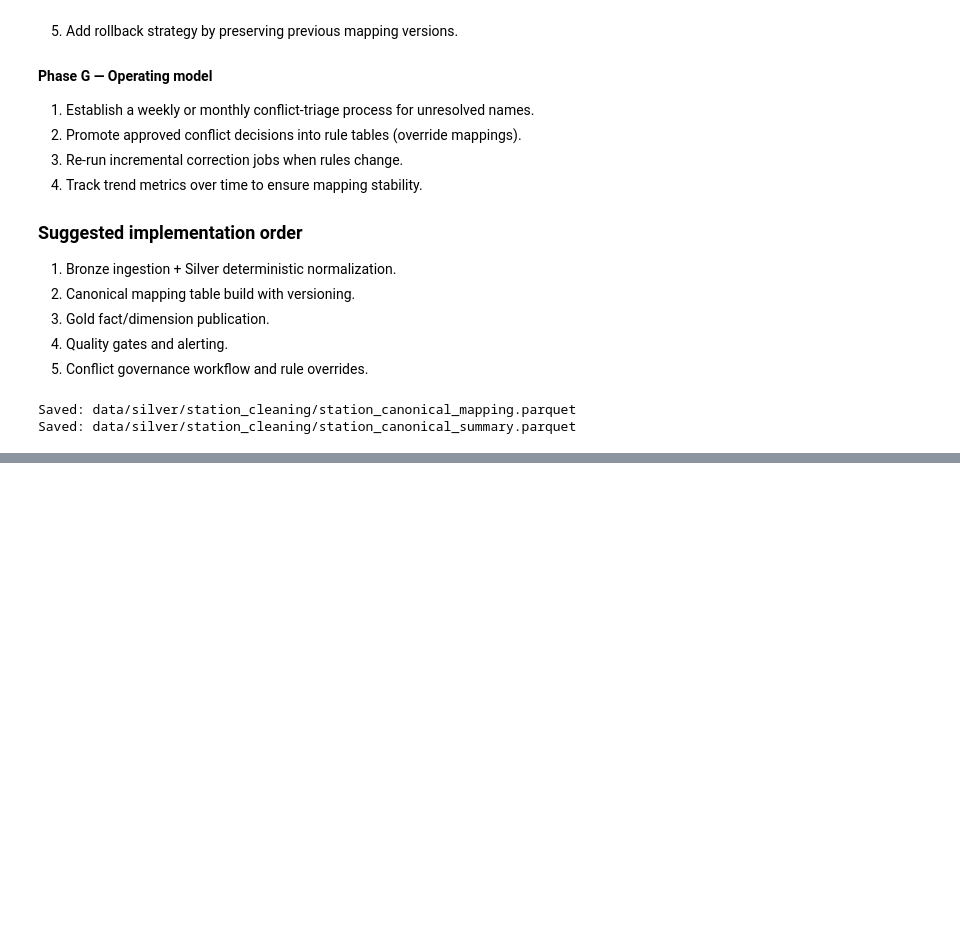
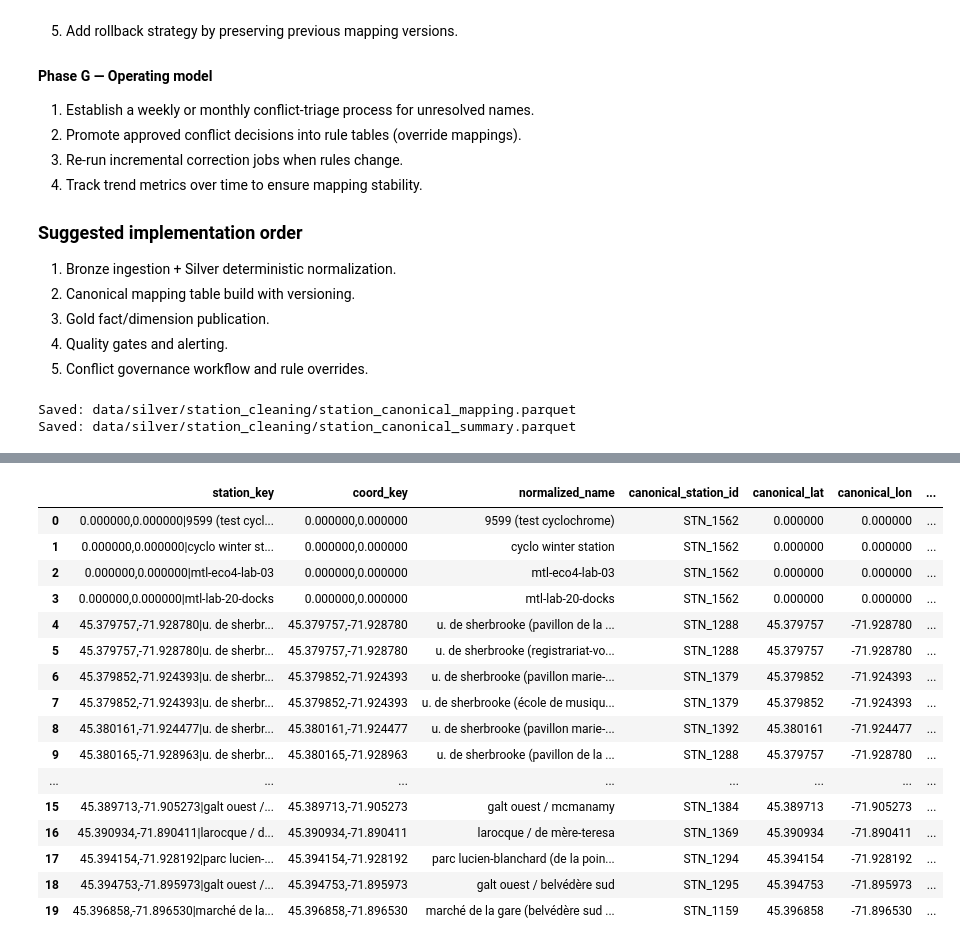
Before and after one commit to kuoyce/bixi-analytics, a Jupyter notebook: 01_dataeng_stations.ipynb, the cells around one changed output, grey strips where cells are left out. Saved outputs shown, nothing was run; the diff lists cells and outputs as text; code cells hidden in the pictures; blank space fills up the shorter version.

```diff
--- a/01_dataeng_stations.ipynb
+++ b/01_dataeng_stations.ipynb
@@ -1132,0 +1143,72 @@ Saved: data/silver/station_cleaning/station_canonical_summary.parquet
+# %%
+# Build direct-match artifact for Spark (`station_key` -> canonical station)
+from pathlib import Path
+import pandas as pd
+
+artifact_dir = Path("data/silver/station_cleaning")
+artifact_dir.mkdir(parents=True, exist_ok=True)
+
+direct_mapping_path = artifact_dir / "station_direct_match_mapping.parquet"
+existing_mapping_path = artifact_dir / "station_canonical_mapping.parquet"
+
+if 'station_canonical_mapping_df' in globals() and not station_canonical_mapping_df.empty:
+    mapping_source_df = station_canonical_mapping_df.copy()
+else:
+    mapping_source_df = pd.read_parquet(existing_mapping_path)
+
+required_cols = [
+    'coord_key',
+    'normalized_name',
+    'canonical_station_id',
+    'canonical_lat',
+    'canonical_lon',
+    'trip_count',
+    'first_year_seen',
+    'last_year_seen',
+]
+
+missing_cols = [c for c in required_cols if c not in mapping_source_df.columns]
+if missing_cols:
+    raise ValueError(f"Missing required columns in mapping source: {missing_cols}")
+
+direct_match_mapping_df = (
+    mapping_source_df[required_cols]
+    .dropna(subset=['coord_key', 'normalized_name', 'canonical_station_id'])
+    .groupby(
+        ['coord_key', 'normalized_name', 'canonical_station_id', 'canonical_lat', 'canonical_lon'],
+        as_index=False
+    )
+    .agg(
+        observed_trip_count=('trip_count', 'sum'),
+        first_year_seen=('first_year_seen', 'min'),
+        last_year_seen=('last_year_seen', 'max'),
+    )
+)
+
+direct_match_mapping_df['station_key'] = (
+    direct_match_mapping_df['coord_key'].astype(str)
+    + '|'
+    + direct_match_mapping_df['normalized_name'].astype(str)
+)
+
+direct_match_mapping_df = direct_match_mapping_df[[
+    'station_key',
+    'coord_key',
+    'normalized_name',
+    'canonical_station_id',
+    'canonical_lat',
+    'canonical_lon',
+    'observed_trip_count',
+    'first_year_seen',
+    'last_year_seen',
+]].sort_values(['station_key']).reset_index(drop=True)
+
+direct_match_mapping_df.to_parquet(direct_mapping_path, index=False)
+
+print(f"Saved direct-match artifact: {direct_mapping_path}")
+print(f"Rows: {len(direct_match_mapping_df):,}")
+print(f"Unique station_key: {direct_match_mapping_df['station_key'].nunique():,}")
+print(f"Unique canonical_station_id: {direct_match_mapping_df['canonical_station_id'].nunique():,}")
+
+display(direct_match_mapping_df.head(20))
+# %% [output]
@@ -1132,0 +1219,17 @@ Saved: data/silver/station_cleaning/station_canonical_summary.parquet
+|  | station_key | coord_key | normalized_name | canonical_station_id | canonical_lat | canonical_lon | ... |
+| 0 | 0.000000,0.000000|9599 (test cycl... | 0.000000,0.000000 | 9599 (test cyclochrome) | STN_1562 | 0.000000 | 0.000000 | ... |
+| 1 | 0.000000,0.000000|cyclo winter st... | 0.000000,0.000000 | cyclo winter station | STN_1562 | 0.000000 | 0.000000 | ... |
+| 2 | 0.000000,0.000000|mtl-eco4-lab-03 | 0.000000,0.000000 | mtl-eco4-lab-03 | STN_1562 | 0.000000 | 0.000000 | ... |
+| 3 | 0.000000,0.000000|mtl-lab-20-docks | 0.000000,0.000000 | mtl-lab-20-docks | STN_1562 | 0.000000 | 0.000000 | ... |
+| 4 | 45.379757,-71.928780|u. de sherbr... | 45.379757,-71.928780 | u. de sherbrooke (pavillon de la ... | STN_1288 | 45.379757 | -71.928780 | ... |
+| 5 | 45.379757,-71.928780|u. de sherbr... | 45.379757,-71.928780 | u. de sherbrooke (registrariat-vo... | STN_1288 | 45.379757 | -71.928780 | ... |
+| 6 | 45.379852,-71.924393|u. de sherbr... | 45.379852,-71.924393 | u. de sherbrooke (pavillon marie-... | STN_1379 | 45.379852 | -71.924393 | ... |
+| 7 | 45.379852,-71.924393|u. de sherbr... | 45.379852,-71.924393 | u. de sherbrooke (école de musiqu... | STN_1379 | 45.379852 | -71.924393 | ... |
+| 8 | 45.380161,-71.924477|u. de sherbr... | 45.380161,-71.924477 | u. de sherbrooke (pavillon marie-... | STN_1392 | 45.380161 | -71.924477 | ... |
+| 9 | 45.380165,-71.928963|u. de sherbr... | 45.380165,-71.928963 | u. de sherbrooke (pavillon de la ... | STN_1288 | 45.379757 | -71.928780 | ... |
+| ... | ... | ... | ... | ... | ... | ... | ... |
+| 15 | 45.389713,-71.905273|galt ouest /... | 45.389713,-71.905273 | galt ouest / mcmanamy | STN_1384 | 45.389713 | -71.905273 | ... |
+| 16 | 45.390934,-71.890411|larocque / d... | 45.390934,-71.890411 | larocque / de mère-teresa | STN_1369 | 45.390934 | -71.890411 | ... |
+| 17 | 45.394154,-71.928192|parc lucien-... | 45.394154,-71.928192 | parc lucien-blanchard (de la poin... | STN_1294 | 45.394154 | -71.928192 | ... |
+| 18 | 45.394753,-71.895973|galt ouest /... | 45.394753,-71.895973 | galt ouest / belvédère sud | STN_1295 | 45.394753 | -71.895973 | ... |
+| 19 | 45.396858,-71.896530|marché de la... | 45.396858,-71.896530 | marché de la gare (belvédère sud ... | STN_1159 | 45.396858 | -71.896530 | ... |
```
Also changed, not shown: parts of 4 cells of this notebook, 3 other files.
